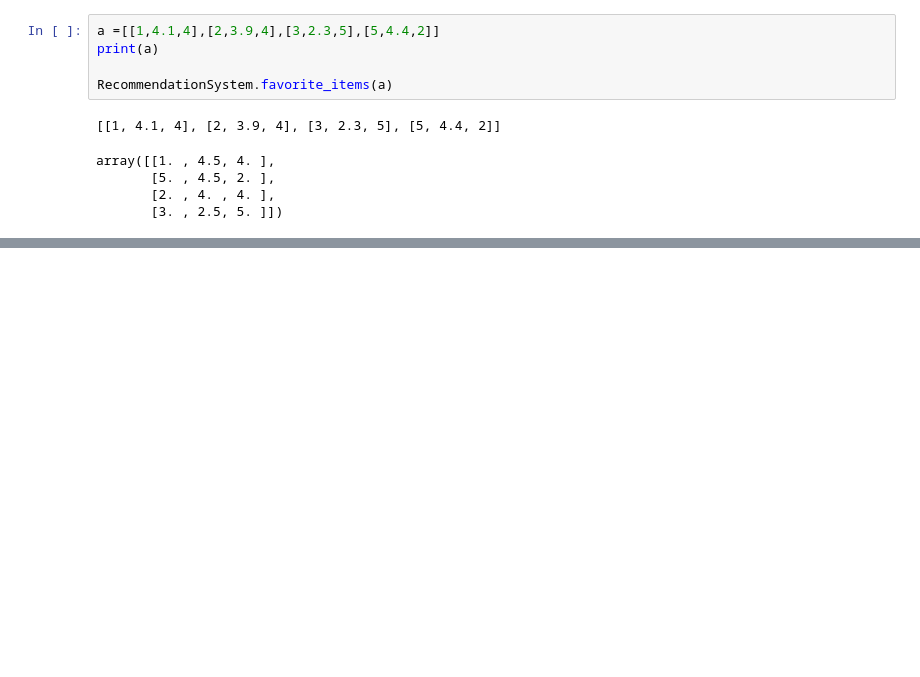
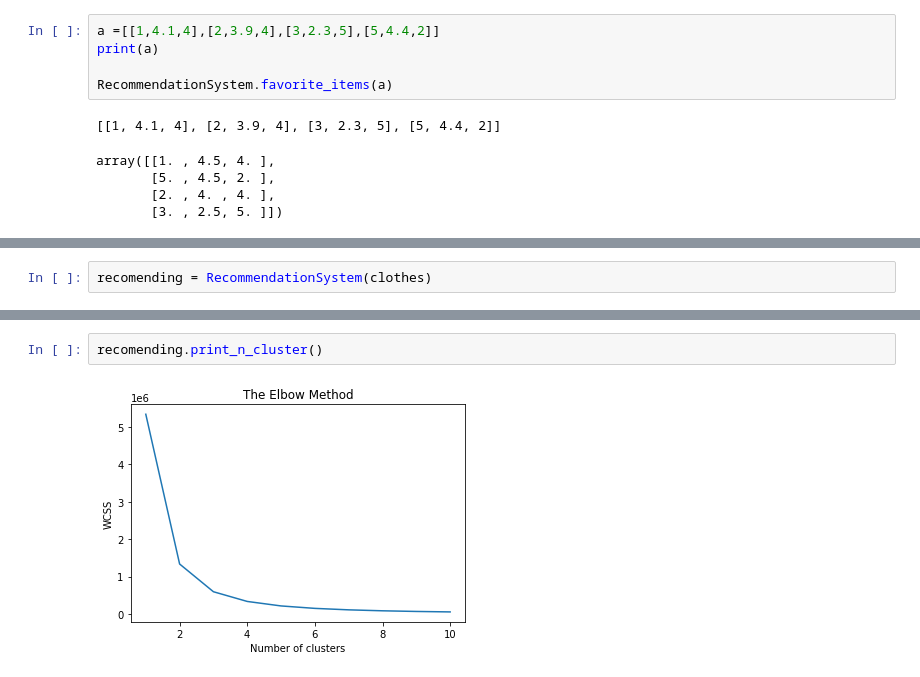
Before and after one commit to E-Ghafour/Clothes-Recomendation-System, a Jupyter notebook: Recomendation_System/Sabkino.ipynb, the cells around one changed output, grey strips where cells are left out. Drawn from its saved outputs; the diff is of its cells as text; blank space fills up the shorter version.

```diff
--- a/Recomendation_System/Sabkino.ipynb
+++ b/Recomendation_System/Sabkino.ipynb
@@ -568,0 +487,2 @@ recommendationSystem.get_prepared_data_with_anwers()
+# %%
+recomending = RecommendationSystem(clothes)
@@ -568,0 +502,4 @@ recommendationSystem.get_prepared_data_with_anwers()
+# %%
+recomending.print_n_cluster()
+# %% [output]
+[figure, added]
```
Also changed, not shown: parts of 18 cells of this notebook, 1 other file.
